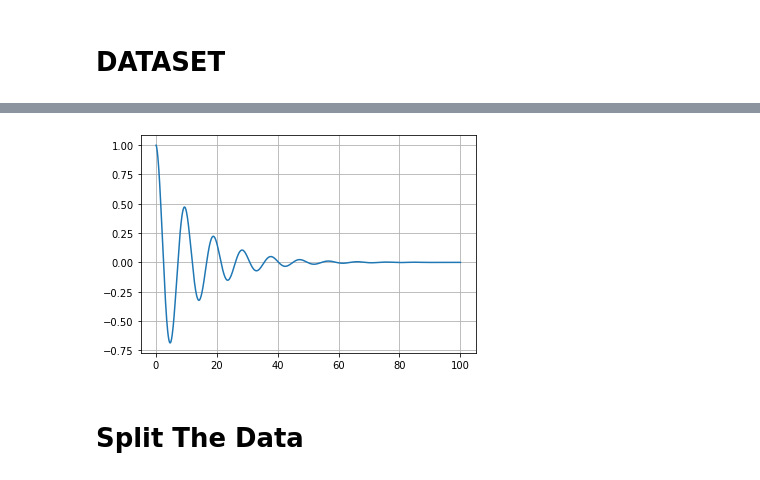
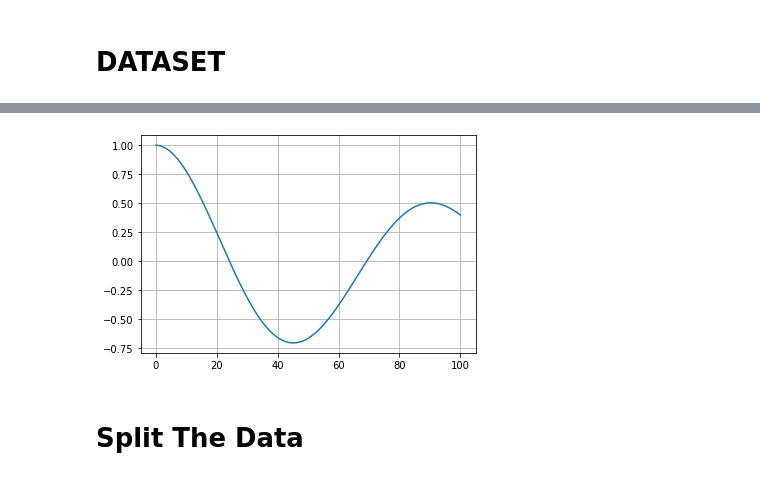
Before and after one commit to trifwn/OscillationLSTM, a Jupyter notebook: LSTMv2.ipynb, the cells around one changed output, grey strips where cells are left out. Saved outputs shown, nothing was run; the diff lists cells and outputs as text; code cells hidden in the pictures.

```diff
--- a/LSTMv2.ipynb
+++ b/LSTMv2.ipynb
@@ -55,9 +55,11 @@ InputData: (100, 4),
 Time: (1000,)
 # %%
-plt.plot(t,Data[:,61])
+example_ind = 610
+
+plt.plot(t,Data[:,example_ind])
 plt.grid()
 # %% [output]
-[figure, old version]
+[figure, new version]
 # %% [markdown]
 # Split The Data
 # %% [markdown]
```
Also changed, not shown: parts of 15 cells of this notebook, 7 other files.
